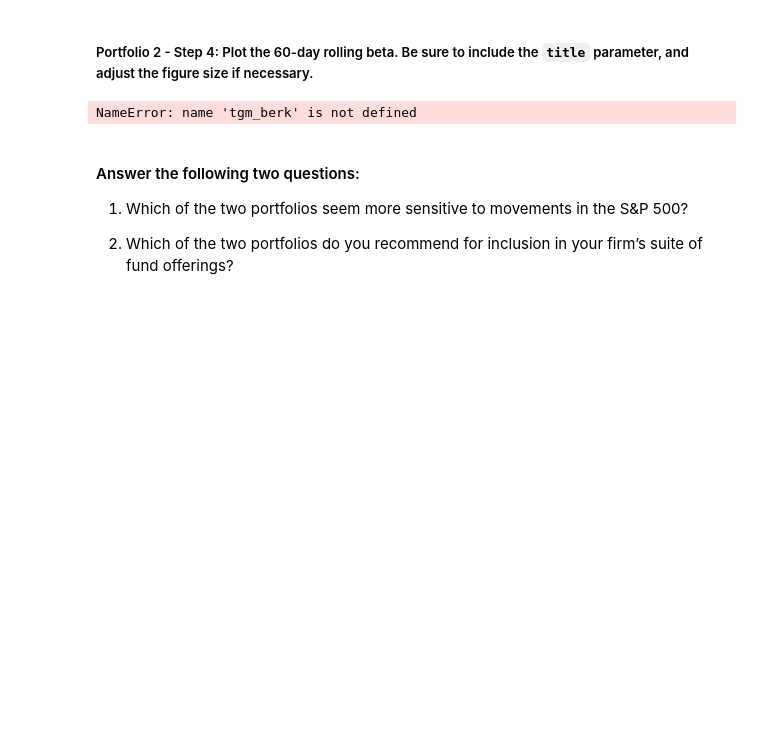
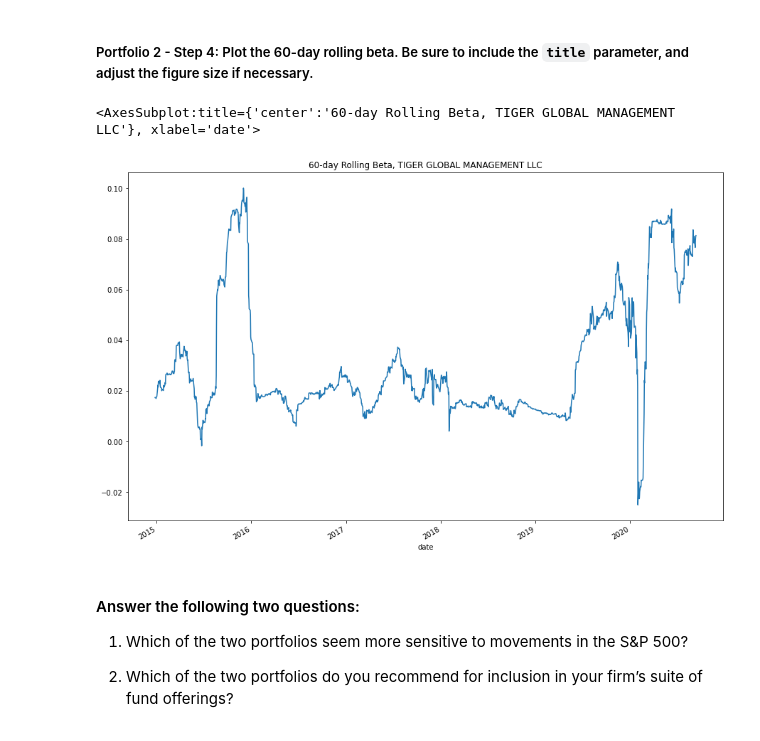
Before and after one commit to canavm2/module_4_challenge, a Jupyter notebook: risk_return_analysis.ipynb, the cells around one changed output. Drawn from its saved outputs; the diff is of its cells as text; code cells hidden in the pictures; blank space fills up the shorter version.

Commit message:
fix last plot, updated comments

```diff
--- a/risk_return_analysis.ipynb
+++ b/risk_return_analysis.ipynb
@@ -496,10 +496,11 @@ beta_tgm.mean()
 # %%
 # Plot the rolling beta
 # Include a title parameter and adjust the figure size
 # YOUR CODE HERE
-tgm_berk.plot(figsize=(15, 10), title="60-day Rolling Beta, TIGER GLOBAL MANAGEMENT LLC")
+beta_tgm.plot(figsize=(15, 10), title="60-day Rolling Beta, TIGER GLOBAL MANAGEMENT LLC")
 # %% [output]
-NameError: name 'tgm_berk' is not defined
+<AxesSubplot:title={'center':'60-day Rolling Beta, TIGER GLOBAL MANAGEMENT LLC'}, xlabel='date'>
+[figure, added]
 # %% [markdown]
 #### Answer the following two questions:
 
```
Also changed, not shown: parts of 5 cells of this notebook.
